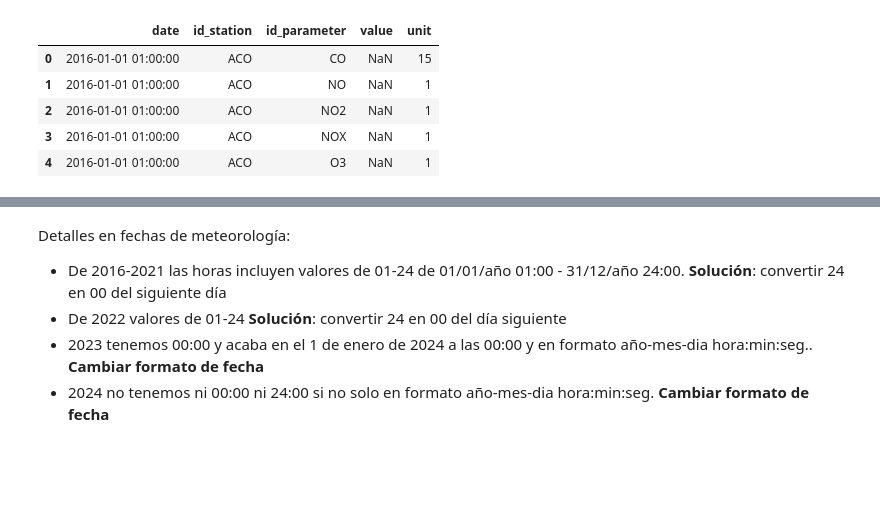
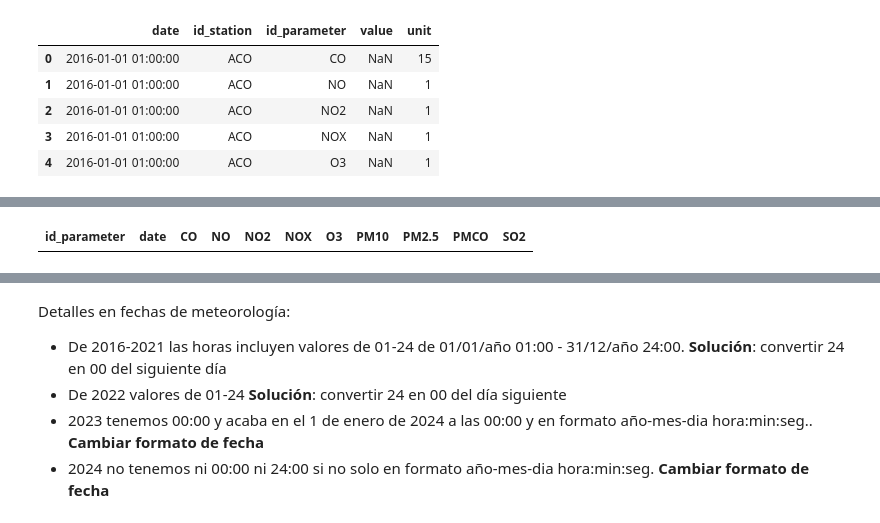
Before and after one commit to guillermoArr/HoyNoCircula, a Jupyter notebook: Codigo/data_processing.ipynb, the cells around one changed output, grey strips where cells are left out. Cells and saved outputs as stored; diff of their text form; code cells hidden in the pictures; blank space fills up the shorter version.

```diff
--- a/Codigo/data_processing.ipynb
+++ b/Codigo/data_processing.ipynb
@@ -122,2 +131,6 @@ pivoted_df
+# %%
+pivoted_df[pivoted_df['date'] == pd.Timestamp("2023-01-01 00:00:00")]
+# %% [output]
+| id_parameter | date | CO | NO | NO2 | NOX | O3 | PM10 | PM2.5 | PMCO | SO2 |
 # %%
 start = pd.Timestamp("2016-01-01 00:00")
```
Also changed, not shown: parts of 16 cells of this notebook, 3 other files.
